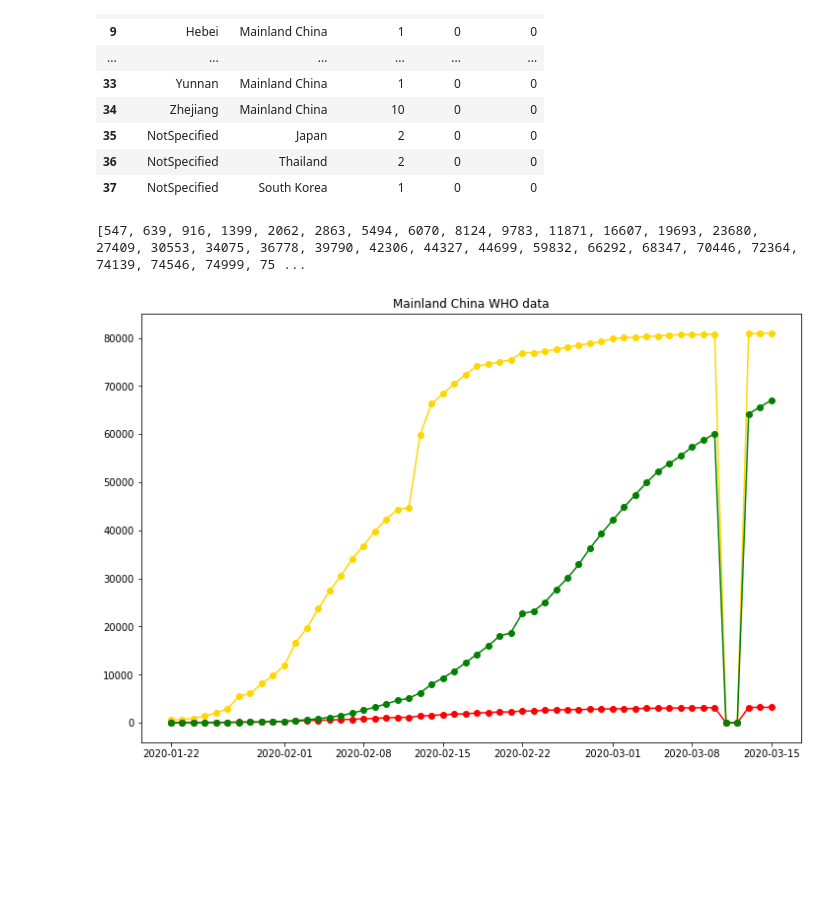
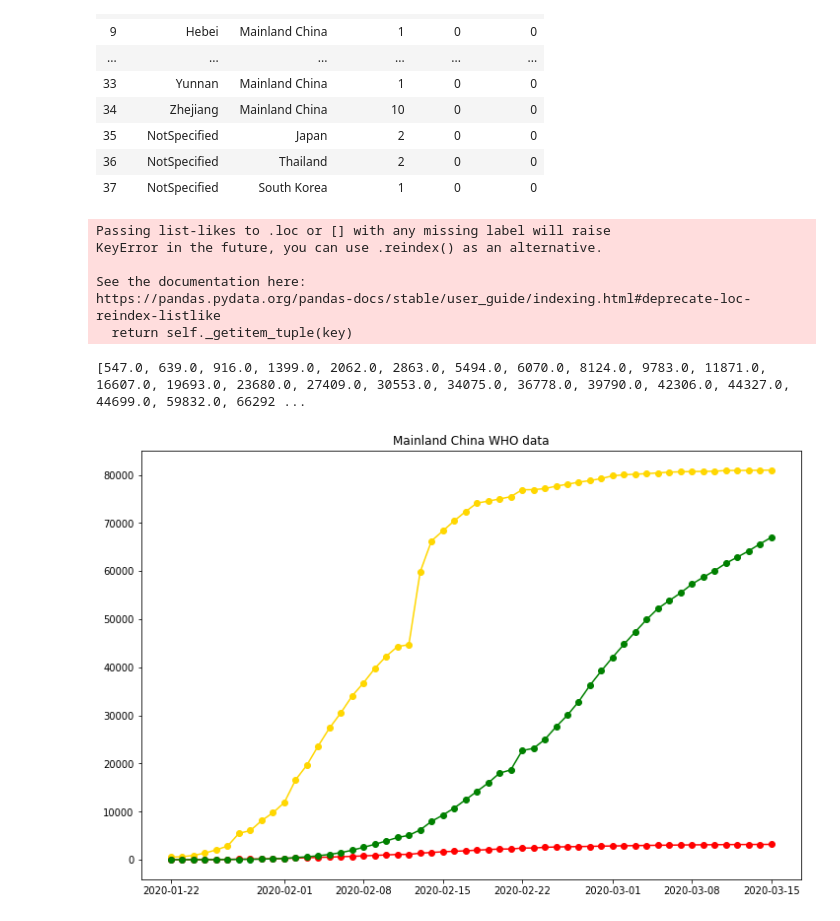
Before and after one commit to Klooskie/CoronaVirusDataExploration, a Jupyter notebook: Analysis.ipynb, the cells around one changed output. Saved outputs shown, nothing was run; the diff lists cells and outputs as text; code cells hidden in the pictures; blank space fills up the shorter version.

```diff
--- a/Analysis.ipynb
+++ b/Analysis.ipynb
@@ -119,29 +119,32 @@ dtype: object
 # %%
 report = reports[0][1]
 
 dates = []
 mainland_china_confirmed = []
 mainland_china_deaths = []
 mainland_china_recovered = []
 
 for report in reports:
     dates.append(report[0])
     region_aggregated_stats = report[1].groupby('Country/Region').sum()
-    try:
-        mainland_china_stats = region_aggregated_stats.loc['Mainland China', :]
-    except:
-        mainland_china_stats = region_aggregated_stats.loc['China', :]
+    mainland_china_stats = region_aggregated_stats.loc[['Mainland China', 'China'], :].sum()
     mainland_china_confirmed.append(mainland_china_stats['Confirmed'])
     mainland_china_deaths.append(mainland_china_stats['Deaths'])
     mainland_china_recovered.append(mainland_china_stats['Recovered'])
 
 print(mainland_china_confirmed)
 fig, ax = plt.subplots()
 ax.set_title('Mainland China WHO data')
 ax.plot(dates, mainland_china_confirmed, 'o-', c='gold')
 ax.plot(dates, mainland_china_deaths, 'o-', c='red')
 ax.plot(dates, mainland_china_recovered, 'o-', c='green')
 plt.show()
 # %% [output]
-[547, 639, 916, 1399, 2062, 2863, 5494, 6070, 8124, 9783, 11871, 16607, 19693, 23680, 27409, 30553, 34075, 36778, 39790, 42306, 44327, 44699, 59832, 66292, 68347, 70446, 72364, 74139, 74546, 74999, 75 ...
+Passing list-likes to .loc or [] with any missing label will raise
+KeyError in the future, you can use .reindex() as an alternative.
+
+See the documentation here:
+https://pandas.pydata.org/pandas-docs/stable/user_guide/indexing.html#deprecate-loc-reindex-listlike
+  return self._getitem_tuple(key)
+[547.0, 639.0, 916.0, 1399.0, 2062.0, 2863.0, 5494.0, 6070.0, 8124.0, 9783.0, 11871.0, 16607.0, 19693.0, 23680.0, 27409.0, 30553.0, 34075.0, 36778.0, 39790.0, 42306.0, 44327.0, 44699.0, 59832.0, 66292 ...
-[figure, old version]
+[figure, new version]
```
Also changed, not shown: parts of 23 cells of this notebook.
